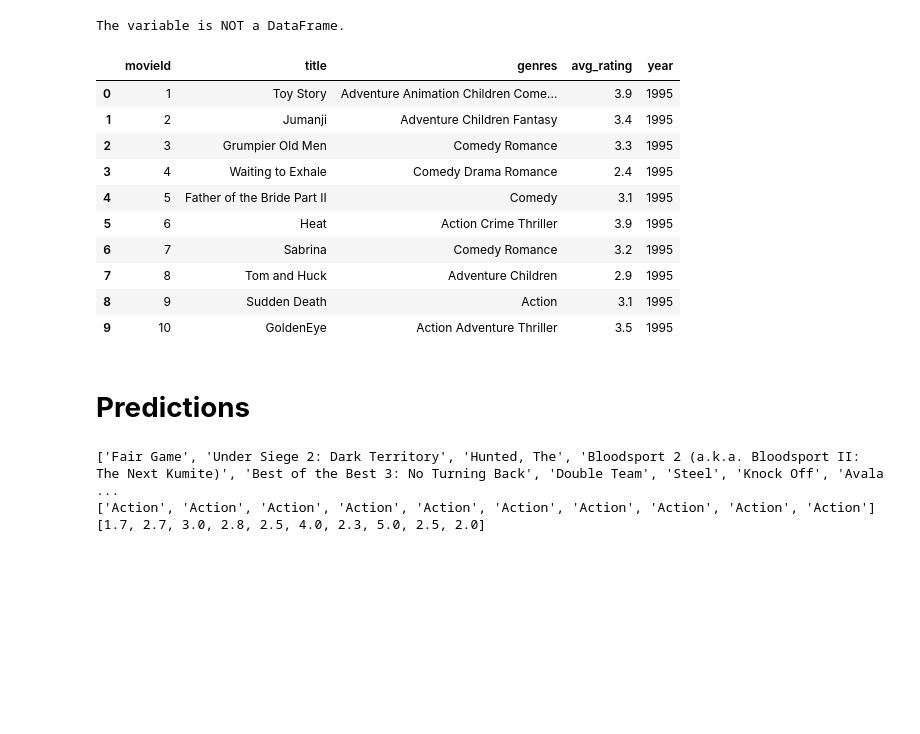
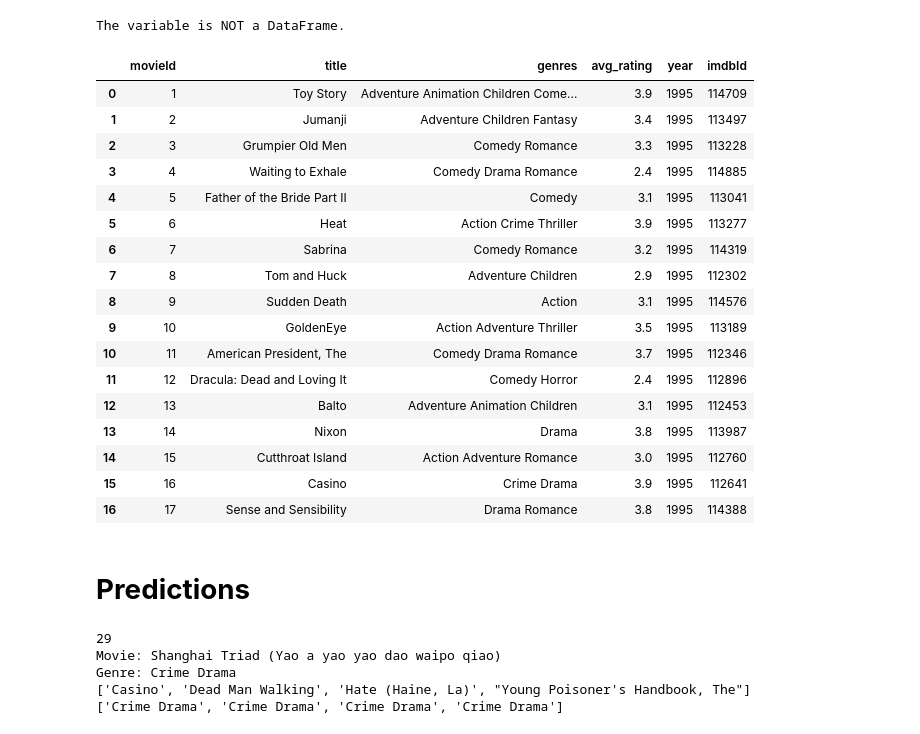
Before and after one commit to Abhishek98negi/Movie-Recommendation-System, a Jupyter notebook: notebook_files/Movie_recommendation_system.ipynb, the cells around one changed output. Drawn from its saved outputs; the diff is of its cells as text; code cells hidden in the pictures; blank space fills up the shorter version.

```diff
--- a/notebook_files/Movie_recommendation_system.ipynb
+++ b/notebook_files/Movie_recommendation_system.ipynb
@@ -146,2 +167,5 @@ Name: genres, Length: 9742, dtype: object
 # %% [markdown]
 **Pre Processing**
+# %%
+movies = movies.drop_duplicates(subset=['title'])
+movies.info()
@@ -147,0 +183,4 @@ Name: genres, Length: 9742, dtype: object
+# %%
+# remove tmdbId from links
+links = links.drop(columns=['tmdbId'])
+links.head()
@@ -214,3 +260,6 @@ movies.head()
 | 2 | 3 | Grumpier Old Men | Comedy Romance | 3.3 | 1995 |
 | 3 | 4 | Waiting to Exhale | Comedy Drama Romance | 2.4 | 1995 |
 | 4 | 5 | Father of the Bride Part II | Comedy | 3.1 | 1995 |
+# %%
+# Merge the imdbId column from links into movies based on 'movieId'
+movies = pd.merge(movies, links[['movieId', 'imdbId']], on='movieId', how='left')
@@ -244,4 +302,25 @@ else:
     print("The variable is NOT a DataFrame.")
 # %% [output]
 The variable is NOT a DataFrame.
+# %%
+movies.head(17)
+# %% [output]
+|  | movieId | title | genres | avg_rating | year | imdbId |
+| 0 | 1 | Toy Story | Adventure Animation Children Come... | 3.9 | 1995 | 114709 |
+| 1 | 2 | Jumanji | Adventure Children Fantasy | 3.4 | 1995 | 113497 |
+| 2 | 3 | Grumpier Old Men | Comedy Romance | 3.3 | 1995 | 113228 |
+| 3 | 4 | Waiting to Exhale | Comedy Drama Romance | 2.4 | 1995 | 114885 |
+| 4 | 5 | Father of the Bride Part II | Comedy | 3.1 | 1995 | 113041 |
+| 5 | 6 | Heat | Action Crime Thriller | 3.9 | 1995 | 113277 |
+| 6 | 7 | Sabrina | Comedy Romance | 3.2 | 1995 | 114319 |
+| 7 | 8 | Tom and Huck | Adventure Children | 2.9 | 1995 | 112302 |
+| 8 | 9 | Sudden Death | Action | 3.1 | 1995 | 114576 |
+| 9 | 10 | GoldenEye | Action Adventure Thriller | 3.5 | 1995 | 113189 |
+| 10 | 11 | American President, The | Comedy Drama Romance | 3.7 | 1995 | 112346 |
+| 11 | 12 | Dracula: Dead and Loving It | Comedy Horror | 2.4 | 1995 | 112896 |
+| 12 | 13 | Balto | Adventure Animation Children | 3.1 | 1995 | 112453 |
+| 13 | 14 | Nixon | Drama | 3.8 | 1995 | 113987 |
+| 14 | 15 | Cutthroat Island | Action Adventure Romance | 3.0 | 1995 | 112760 |
+| 15 | 16 | Casino | Crime Drama | 3.9 | 1995 | 112641 |
+| 16 | 17 | Sense and Sensibility | Drama Romance | 3.8 | 1995 | 114388 |
 # %%
@@ -273,22 +361,8 @@ def get_movie_recommendations(idx, cosine_sim_matrix, df, top_n=5):
     return  top_indices
-# %%
-movies.head(10)
-# %% [output]
-|  | movieId | title | genres | avg_rating | year |
-| 0 | 1 | Toy Story | Adventure Animation Children Come... | 3.9 | 1995 |
-| 1 | 2 | Jumanji | Adventure Children Fantasy | 3.4 | 1995 |
-| 2 | 3 | Grumpier Old Men | Comedy Romance | 3.3 | 1995 |
-| 3 | 4 | Waiting to Exhale | Comedy Drama Romance | 2.4 | 1995 |
-| 4 | 5 | Father of the Bride Part II | Comedy | 3.1 | 1995 |
-| 5 | 6 | Heat | Action Crime Thriller | 3.9 | 1995 |
-| 6 | 7 | Sabrina | Comedy Romance | 3.2 | 1995 |
-| 7 | 8 | Tom and Huck | Adventure Children | 2.9 | 1995 |
-| 8 | 9 | Sudden Death | Action | 3.1 | 1995 |
-| 9 | 10 | GoldenEye | Action Adventure Thriller | 3.5 | 1995 |
 # %% [markdown]
 # **Predictions**
 # %%
-movie_name = "Sudden Death"
+movie_name = "Shanghai Triad (Yao a yao yao dao waipo qiao)"
 # 1. Check if the movie exists in the dataframe
 matching_movies = movies[movies['title'].str.lower() == movie_name.lower()]
 if matching_movies.empty:
@@ -296,16 +370,17 @@ if matching_movies.empty:
 else:
     # Get the index of the movie
     idx = matching_movies.index[0]
+    print(idx)
     movie_genre = movies['genres'].iloc[idx]
     movie_year = movies['year'].iloc[idx]
     movie_avg_rating = movies['avg_rating'].iloc[idx]
 
-    # print(f"Movie: {movie_name}")
-    # print(f"Genre: {movie_genre}")
+    print(f"Movie: {movie_name}")
+    print(f"Genre: {movie_genre}")
     # print(f"Year: {movie_year}")
     # print(f"Average Rating: {movie_avg_rating}")
 
-    indices = get_movie_recommendations(idx, similarity_matrix, movies, top_n=10)
+    indices = get_movie_recommendations(idx, similarity_matrix, movies, 4)
     recommendations_titles = movies['title'].iloc[indices].tolist()
     recommendations_genres = movies['genres'].iloc[indices].tolist()
     recommendations_avg_ratings = movies['avg_rating'].iloc[indices].tolist()
@@ -313,9 +388,11 @@ else:
     # print("Recommended movies:")
     print(recommendations_titles)
     print(recommendations_genres)
-    print(recommendations_avg_ratings)
     # print(recommendations_avg_ratings)
+    # print(recommendations_avg_ratings)
 # %% [output]
-['Fair Game', 'Under Siege 2: Dark Territory', 'Hunted, The', 'Bloodsport 2 (a.k.a. Bloodsport II: The Next Kumite)', 'Best of the Best 3: No Turning Back', 'Double Team', 'Steel', 'Knock Off', 'Avala ...
-['Action', 'Action', 'Action', 'Action', 'Action', 'Action', 'Action', 'Action', 'Action', 'Action']
-[1.7, 2.7, 3.0, 2.8, 2.5, 4.0, 2.3, 5.0, 2.5, 2.0]
+29
+Movie: Shanghai Triad (Yao a yao yao dao waipo qiao)
+Genre: Crime Drama
+['Casino', 'Dead Man Walking', 'Hate (Haine, La)', "Young Poisoner's Handbook, The"]
+['Crime Drama', 'Crime Drama', 'Crime Drama', 'Crime Drama']
```
Also changed, not shown: parts of 7 cells of this notebook, 6 other files.
